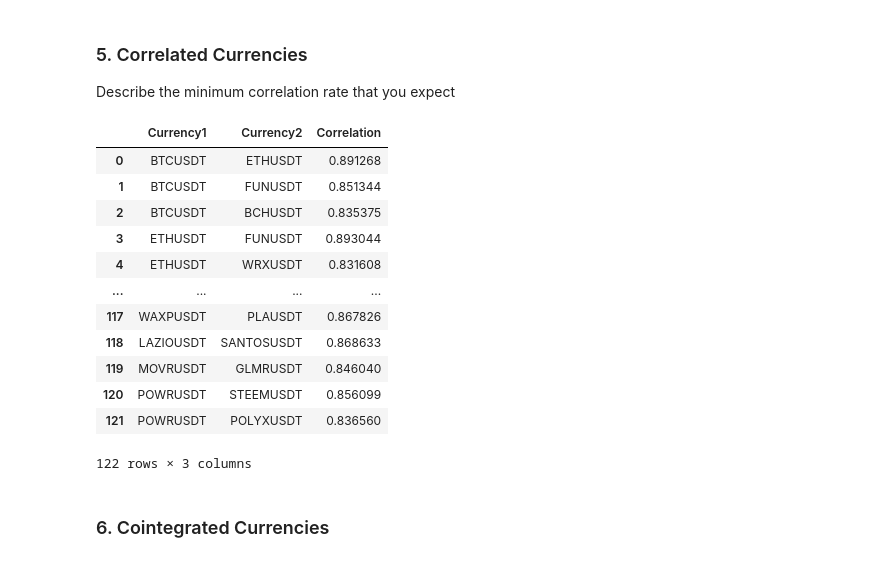
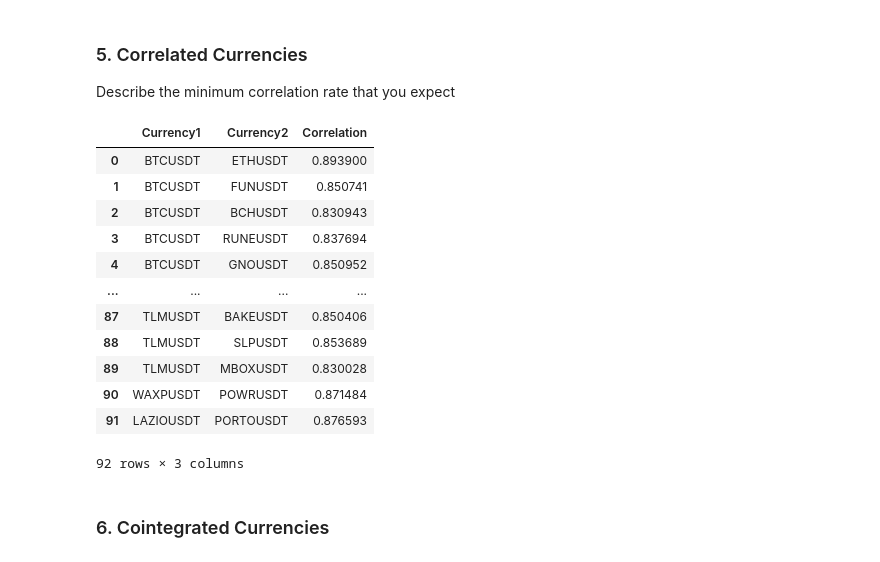
Before and after one commit to Algo-Tradings/pairs-trading-research, a Jupyter notebook: researcher.ipynb, the cells around one changed output. Cells and saved outputs as stored; diff of their text form; code cells hidden in the pictures.

```diff
--- a/researcher.ipynb
+++ b/researcher.ipynb
@@ -28,7 +28,7 @@ from research import Ratio
 <h3>3. Historical Data </h3>
 Select the desired timeframe and interval.
 # %%
-hist_df = Loader().get_historical_data(timeframe='1d', interval='100 days ago')
+hist_df = Loader().get_historical_data(timeframe='1d', interval='1 years ago')
 hist_df
 # %% [output]
 |  | BTCUSDT |  |  |  | ETHUSDT |  |  |  | NEOUSDT |  | ... | ... |
@@ -54,7 +49,7 @@ hist_df
 # %% [markdown]
 <h3>4. Cleaning Data </h3>
 # %%
-useful_df = Cleaner().get_useful_data()
+useful_df = Cleaner().get_useful_data(hist_df)
 useful_df
 # %% [output]
 |  | BTCUSDT | ETHUSDT | NEOUSDT | LTCUSDT | QTUMUSDT | ADAUSDT | XRPUSDT | EOSUSDT | IOTAUSDT | XLMUSDT | ... | ... |
@@ -80,22 +70,22 @@ useful_df
 <h3>5. Correlated Currencies </h3>
 Describe the minimum correlation rate that you expect
 # %%
-corr_df = Correlation().get_log_correlation(min_correlation=0.83)
+corr_df = Correlation().get_log_correlation(useful_df, min_correlation=0.83)
 corr_df
 # %% [output]
 |  | Currency1 | Currency2 | Correlation |
-| 0 | BTCUSDT | ETHUSDT | 0.891268 |
-| 1 | BTCUSDT | FUNUSDT | 0.851344 |
-| 2 | BTCUSDT | BCHUSDT | 0.835375 |
-| 3 | ETHUSDT | FUNUSDT | 0.893044 |
-| 4 | ETHUSDT | WRXUSDT | 0.831608 |
+| 0 | BTCUSDT | ETHUSDT | 0.893900 |
+| 1 | BTCUSDT | FUNUSDT | 0.850741 |
+| 2 | BTCUSDT | BCHUSDT | 0.830943 |
+| 3 | BTCUSDT | RUNEUSDT | 0.837694 |
+| 4 | BTCUSDT | GNOUSDT | 0.850952 |
 | ... | ... | ... | ... |
-| 117 | WAXPUSDT | PLAUSDT | 0.867826 |
-| 118 | LAZIOUSDT | SANTOSUSDT | 0.868633 |
-| 119 | MOVRUSDT | GLMRUSDT | 0.846040 |
-| 120 | POWRUSDT | STEEMUSDT | 0.856099 |
-| 121 | POWRUSDT | POLYXUSDT | 0.836560 |
+| 87 | TLMUSDT | BAKEUSDT | 0.850406 |
+| 88 | TLMUSDT | SLPUSDT | 0.853689 |
+| 89 | TLMUSDT | MBOXUSDT | 0.830028 |
+| 90 | WAXPUSDT | POWRUSDT | 0.871484 |
+| 91 | LAZIOUSDT | PORTOUSDT | 0.876593 |
-122 rows × 3 columns
+92 rows × 3 columns
 # %% [markdown]
 <h3>6. Cointegrated Currencies </h3>
 # %%
```
Also changed, not shown: parts of 9 cells of this notebook, 12 other files.
